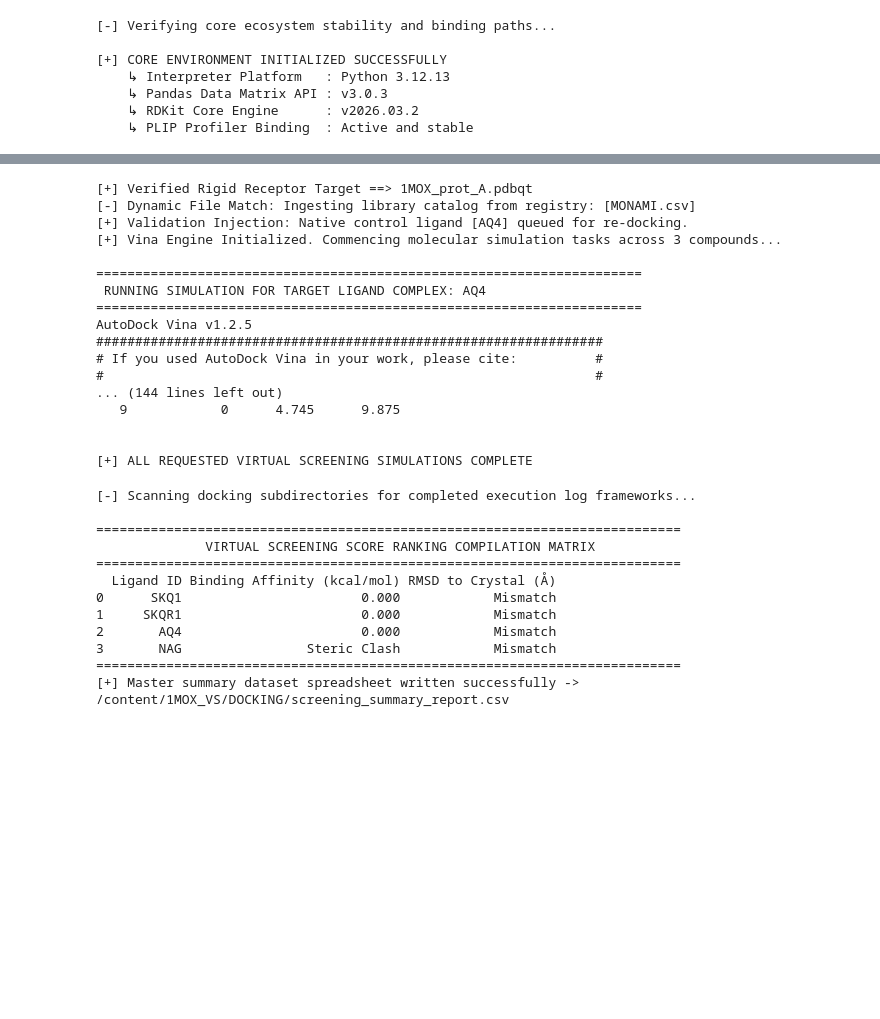
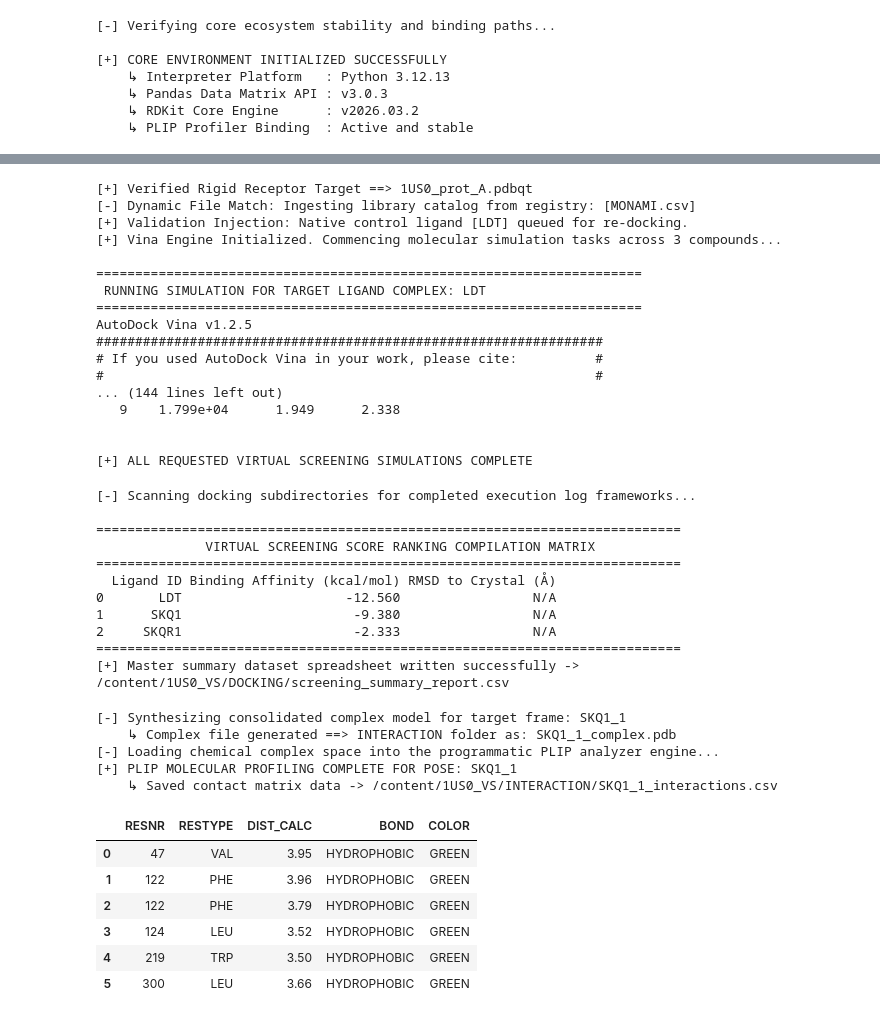
Before and after one commit to Rakesh114166/Rakesh-dock, a Jupyter notebook: debugging_the_third_attempt.ipynb, the cells around one changed output, grey strips where cells are left out. Drawn from its saved outputs; the diff is of its cells as text; code cells hidden in the pictures; blank space fills up the shorter version.

```diff
--- a/debugging_the_third_attempt.ipynb
+++ b/debugging_the_third_attempt.ipynb
@@ -99,7 +99,7 @@ except Exception as e:
 #@title CELL 3: Project Directory Layout Generator { display-mode: "form" }
 #@markdown Enter a `< Job Name >` without spaces to establish your workspace directories.
 
-Job_name = "1MOX_VS" #@param {type:"string"}
+Job_name = "1US0_VS" #@param {type:"string"}
 
 import os
 
@@ -240,7 +240,7 @@ view.show()
 #@title CELL 5: Experimental Native Control Extraction { display-mode: "form" }
 #@markdown Enter the official 3-letter residue code for the co-crystallized control drug present inside the target crystal structure (e.g., NAG, PY1, STI).
 
-Crystallized_Ligand_ID = "AQ4" #@param {type:"string"}
+Crystallized_Ligand_ID = "LDT" #@param {type:"string"}
 
 import os
 import subprocess
@@ -454,19 +454,19 @@ else:
 #@markdown Establish the grid search box parameters over the target binding pocket and configure the 3D visualization studio canvas themes.
 
 Focus_residues = "" #@param {type:"string"}
-Method = "eBoxSize-modified" #@param ["LaBOX", "eBoxSize", "eBoxSize-modified", "Autodock-Grid", "manual"]
+Method = "Autodock-Grid" #@param ["LaBOX", "eBoxSize", "eBoxSize-modified", "Autodock-Grid", "manual"]
 
 #@markdown --- 🎨 Studio Display Customizations ---
 Grid_Box_Color = "purple" #@param ["purple", "green", "blue", "red", "yellow", "cyan", "orange"]
 Show_Crystallized_Ligand = True #@param {type:"boolean"}
 Protein_Display_Style = "cartoon" #@param ["cartoon", "line", "stick", "sphere", "None"]
 Protein_Display_Color = "yellow" #@param ["grey", "spectrum", "blue", "red", "green", "yellow"]
-Protein_Opacity = 0.7 #@param {type:"slider", min:0.1, max:1.0, step:0.05}
+Protein_Opacity = 0.9 #@param {type:"slider", min:0.1, max:1.0, step:0.05}
 
 #@markdown --- ⚙️ Manual Mode Adjustments (Active only if Method is set to 'manual') ---
 X = -8.8 #@param {type:"slider", min:-100, max:100, step:0.1}
 Y = 66.6 #@param {type:"slider", min:-100, max:100, step:0.1}
-Z = 20.5 #@param {type:"slider", min:-100, max:100, step:0.1}
+Z = 25 #@param {type:"slider", min:-100, max:100, step:0.1}
 Width = 20 #@param {type:"slider", min:10, max:40, step:0.5}
 Height = 20 #@param {type:"slider", min:10, max:40, step:0.5}
 Depth = 20 #@param {type:"slider", min:10, max:40, step:0.5}
@@ -754,20 +754,20 @@ for ID, ligand_path, target_dir in docking_queue:
 
 print("\n[+] ALL REQUESTED VIRTUAL SCREENING SIMULATIONS COMPLETE")
 # %% [output]
-[+] Verified Rigid Receptor Target ==> 1MOX_prot_A.pdbqt
+[+] Verified Rigid Receptor Target ==> 1US0_prot_A.pdbqt
 [-] Dynamic File Match: Ingesting library catalog from registry: [MONAMI.csv]
-[+] Validation Injection: Native control ligand [AQ4] queued for re-docking.
+[+] Validation Injection: Native control ligand [LDT] queued for re-docking.
 [+] Vina Engine Initialized. Commencing molecular simulation tasks across 3 compounds...
 
 ======================================================================
- RUNNING SIMULATION FOR TARGET LIGAND COMPLEX: AQ4
+ RUNNING SIMULATION FOR TARGET LIGAND COMPLEX: LDT
 ======================================================================
 AutoDock Vina v1.2.5
 #################################################################
 # If you used AutoDock Vina in your work, please cite:          #
 #                                                               #
 ... (144 lines left out)
-   9            0      4.745      9.875
+   9    1.799e+04      1.949      2.338
 
 
 [+] ALL REQUESTED VIRTUAL SCREENING SIMULATIONS COMPLETE
@@ -894,17 +894,16 @@ else:
               VIRTUAL SCREENING SCORE RANKING COMPILATION MATRIX
 ===========================================================================
   Ligand ID Binding Affinity (kcal/mol) RMSD to Crystal (Å)
-0      SKQ1                       0.000            Mismatch
-1     SKQR1                       0.000            Mismatch
-2       AQ4                       0.000            Mismatch
-3       NAG                Steric Clash            Mismatch
+0       LDT                     -12.560                 N/A
+1      SKQ1                      -9.380                 N/A
+2     SKQR1                      -2.333                 N/A
 ===========================================================================
-[+] Master summary dataset spreadsheet written successfully -> /content/1MOX_VS/DOCKING/screening_summary_report.csv
+[+] Master summary dataset spreadsheet written successfully -> /content/1US0_VS/DOCKING/screening_summary_report.csv
 # %%
 #@title CELL 10: PLIP Interaction Profiling & Complex Generation { display-mode: "form" }
 #@markdown Merge selected simulation poses with the protein matrix and extract color-coded molecular interaction tables.
 
-Target_pose_ID = "naringenin_1" #@param {type:"string"}
+Target_pose_ID = "SKQ1_1" #@param {type:"string"}
 
 import os
 import pandas as pd
@@ -1029,33 +1028,46 @@ for site in mol_complex.interaction_sets:
         })
 
     # 4. Capture Pi-Stacking Interactions (PURPLE)
     pi_source = adaptive_harvest_list(interaction_set, 'pistacking', ['pi', 'stack', 'pistack'])
     for p in pi_source:
         interaction_matrix.append({
             "RESNR": int(getattr(p, 'resnr', 0)),
             "RESTYPE": str(getattr(p, 'restype', 'UNK')),
             "DIST_CALC": safe_extract_distance(p),
             "BOND": "PI-STACKING",
             "COLOR": "PURPLE"
         })
 
 # Step 3: Construct unified Pandas DataFrame matching your exact formatting layout specifications
 plip_report = pd.DataFrame(interaction_matrix)
 
 # Clear any placeholder row artifacts if generated by fallback defaults
 if not plip_report.empty:
     plip_report = plip_report[plip_report["RESNR"] != 0].sort_values(by="RESNR", ascending=True).reset_index(drop=True)
 
 if not plip_report.empty:
     report_csv_path = os.path.join(INT_FLD, f"{Target_pose_ID.upper()}_interactions.csv")
     plip_report.to_csv(report_csv_path, index=False)
 
     print(f"[+] PLIP MOLECULAR PROFILING COMPLETE FOR POSE: {Target_pose_ID.upper()}")
     print(f"    ↳ Saved contact matrix data -> {report_csv_path}\n")
 
     display(plip_report)
 else:
     print(f"\n[+] Complex parsed successfully, but no classic non-covalent contacts crossed the threshold for pose '{Target_pose_ID.upper()}'.")
+# %% [output]
+[-] Synthesizing consolidated complex model for target frame: SKQ1_1
+    ↳ Complex file generated ==> INTERACTION folder as: SKQ1_1_complex.pdb
+[-] Loading chemical complex space into the programmatic PLIP analyzer engine...
+[+] PLIP MOLECULAR PROFILING COMPLETE FOR POSE: SKQ1_1
+    ↳ Saved contact matrix data -> /content/1US0_VS/INTERACTION/SKQ1_1_interactions.csv
+|  | RESNR | RESTYPE | DIST_CALC | BOND | COLOR |
+| 0 | 47 | VAL | 3.95 | HYDROPHOBIC | GREEN |
+| 1 | 122 | PHE | 3.96 | HYDROPHOBIC | GREEN |
+| 2 | 122 | PHE | 3.79 | HYDROPHOBIC | GREEN |
+| 3 | 124 | LEU | 3.52 | HYDROPHOBIC | GREEN |
+| 4 | 219 | TRP | 3.50 | HYDROPHOBIC | GREEN |
+| 5 | 300 | LEU | 3.66 | HYDROPHOBIC | GREEN |
 # %%
 #@title CELL 11: Advanced 3D Binding Mode Graphics Panel { display-mode: "form" }
 #@markdown Configure your interactive 3D visualization studio canvas to inspect binding pocket architecture.
```
Also changed, not shown: parts of 9 cells of this notebook.
